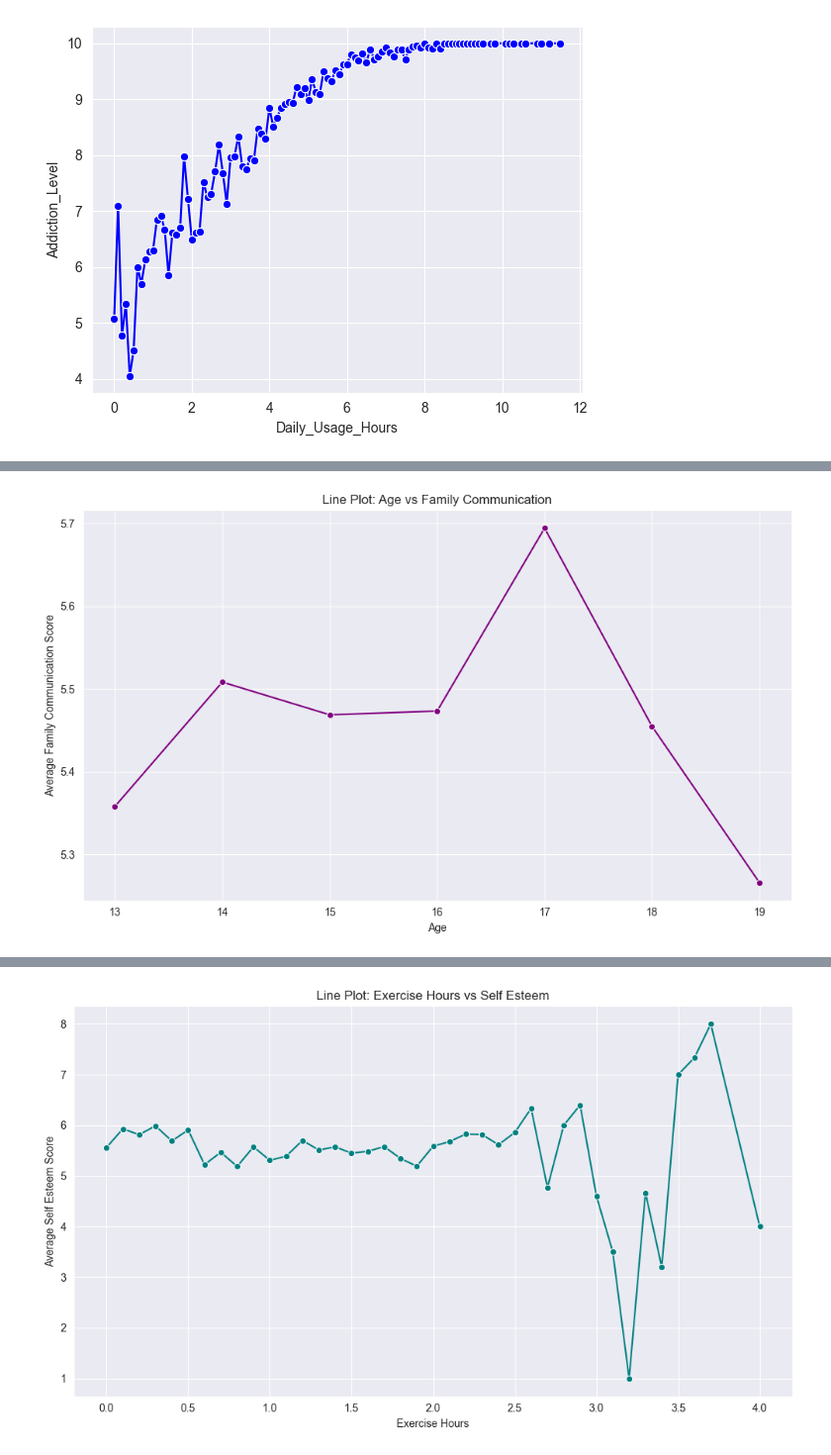
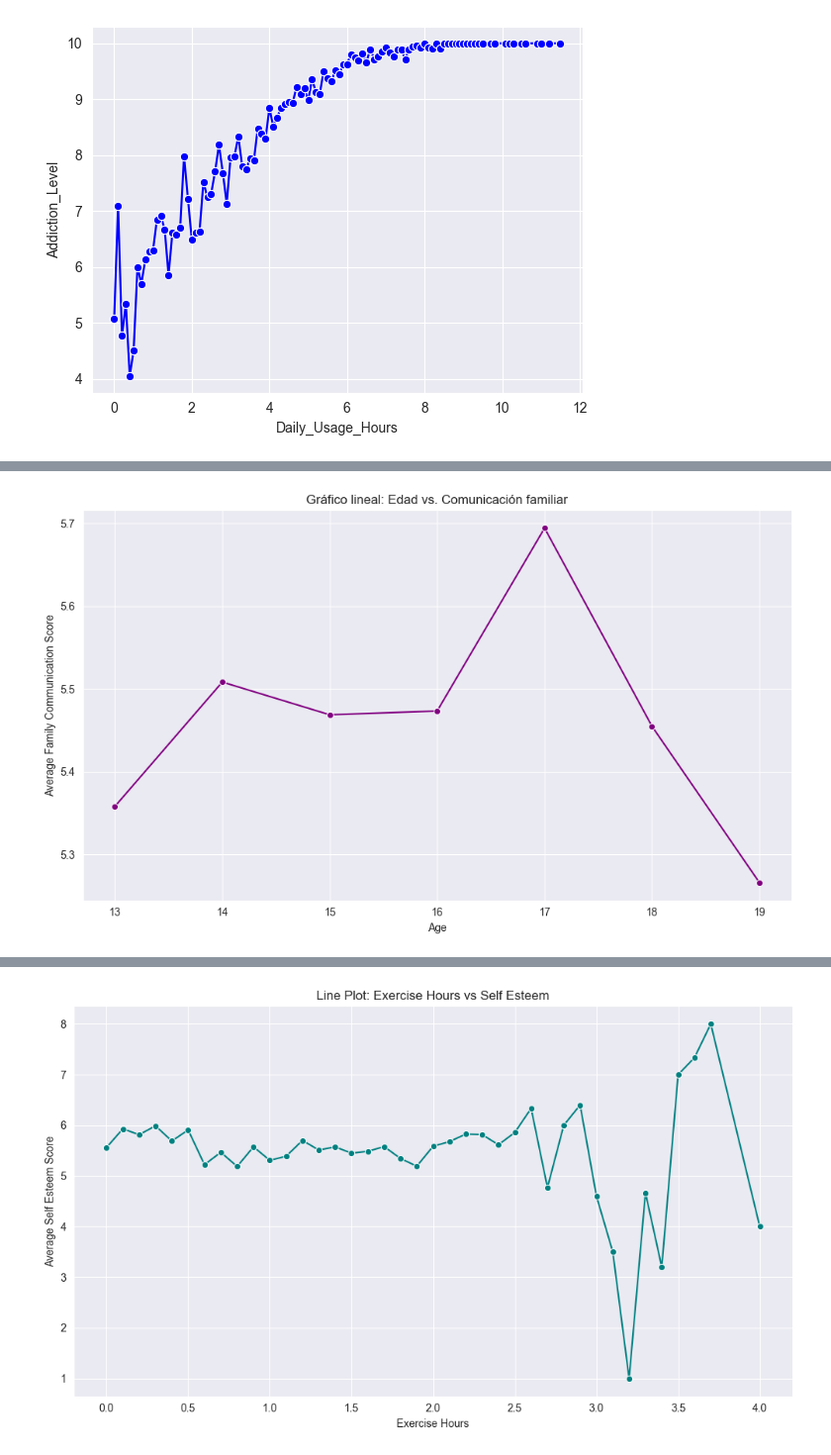
Before and after one commit to somoel/uso_telefono_adolescentes, a Jupyter notebook: notebooks/analysis.ipynb, the cells around one changed output, grey strips where cells are left out. Shown at 99% size. Drawn from its saved outputs; the diff is of its cells as text; code cells hidden in the pictures.

```diff
--- a/notebooks/analysis.ipynb
+++ b/notebooks/analysis.ipynb
@@ -216,15 +235,15 @@ plt.show()
 # %%
 
 grouped_df = df.groupby('Age')['Family_Communication'].mean().reset_index()
 
 # Create the line plot
 plt.figure(figsize=(10, 6))
 sns.lineplot(data=grouped_df, x='Age', y='Family_Communication', marker='o', color='purple')
-plt.title('Line Plot: Age vs Family Communication')
+plt.title('Gráfico lineal: Edad vs. Comunicación familiar')
 plt.xlabel('Age')
 plt.ylabel('Average Family Communication Score')
 plt.grid(True)
 plt.tight_layout()
 plt.show()
 # %% [output]
-[figure, old version]
+[figure, new version]
```
Also changed, not shown: parts of 8 cells of this notebook.
